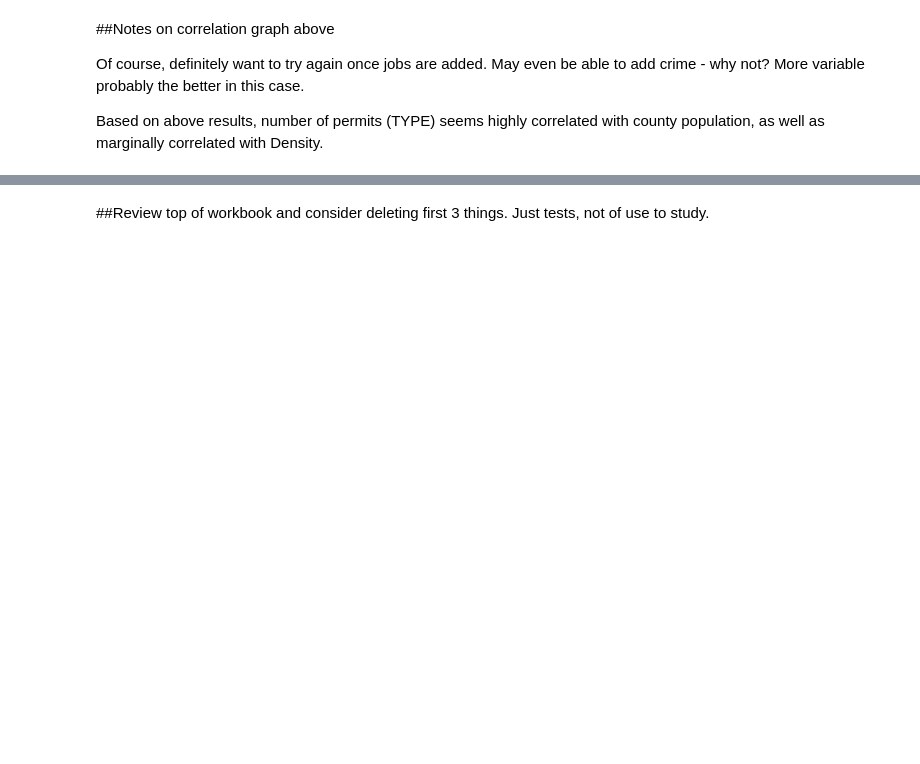
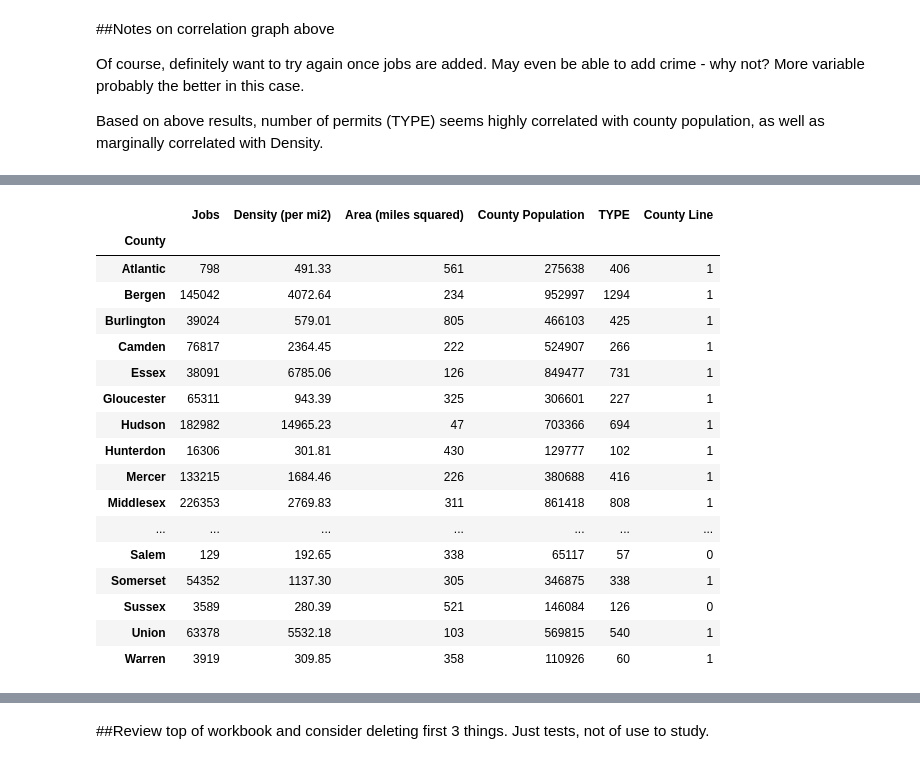
Before and after one commit to BrianKEverett/County-Line, a Jupyter notebook: Dissertation_Everett.ipynb, the cells around one changed output, grey strips where cells are left out. Saved outputs shown, nothing was run; the diff lists cells and outputs as text; code cells hidden in the pictures; blank space fills up the shorter version.

```diff
--- a/Dissertation_Everett.ipynb
+++ b/Dissertation_Everett.ipynb
@@ -597,3 +610,6 @@ corr.style.background_gradient(cmap='coolwarm').set_precision(2)
 Of course, definitely want to try again once jobs are added. May even be able to add crime - why not? More variable probably the better in this case.
 
 Based on above results, number of permits (TYPE) seems highly correlated with county population, as well as marginally correlated with Density.
+# %%
+sizepermits["County Line"] = [1, 1, 1, 1, 1, 1, 1, 1, 1, 1, 1, 1, 1, 1, 1, 1, 0, 1, 0, 1, 1]
+sizepermits
@@ -599,0 +645,3 @@ Based on above results, number of permits (TYPE) seems highly correlated with co
+# %%
+jobs2 = jobs.groupby('County').agg({'Jobs': 'sum'})
+print (jobs2)
@@ -599,0 +666,22 @@ Based on above results, number of permits (TYPE) seems highly correlated with co
+# %%
+countyline = jobs2.merge(sizepermits, how='inner', on=['County'])
+countyline
+# %% [output]
+|  | Jobs | Density (per mi2) | Area (miles squared) | County Population | TYPE | County Line |
+| County |  |  |  |  |  |  |
+| Atlantic | 798 | 491.33 | 561 | 275638 | 406 | 1 |
+| Bergen | 145042 | 4072.64 | 234 | 952997 | 1294 | 1 |
+| Burlington | 39024 | 579.01 | 805 | 466103 | 425 | 1 |
+| Camden | 76817 | 2364.45 | 222 | 524907 | 266 | 1 |
+| Essex | 38091 | 6785.06 | 126 | 849477 | 731 | 1 |
+| Gloucester | 65311 | 943.39 | 325 | 306601 | 227 | 1 |
+| Hudson | 182982 | 14965.23 | 47 | 703366 | 694 | 1 |
+| Hunterdon | 16306 | 301.81 | 430 | 129777 | 102 | 1 |
+| Mercer | 133215 | 1684.46 | 226 | 380688 | 416 | 1 |
+| Middlesex | 226353 | 2769.83 | 311 | 861418 | 808 | 1 |
+| ... | ... | ... | ... | ... | ... | ... |
+| Salem | 129 | 192.65 | 338 | 65117 | 57 | 0 |
+| Somerset | 54352 | 1137.30 | 305 | 346875 | 338 | 1 |
+| Sussex | 3589 | 280.39 | 521 | 146084 | 126 | 0 |
+| Union | 63378 | 5532.18 | 103 | 569815 | 540 | 1 |
+| Warren | 3919 | 309.85 | 358 | 110926 | 60 | 1 |
```
Also changed, not shown: parts of 10 cells of this notebook.
